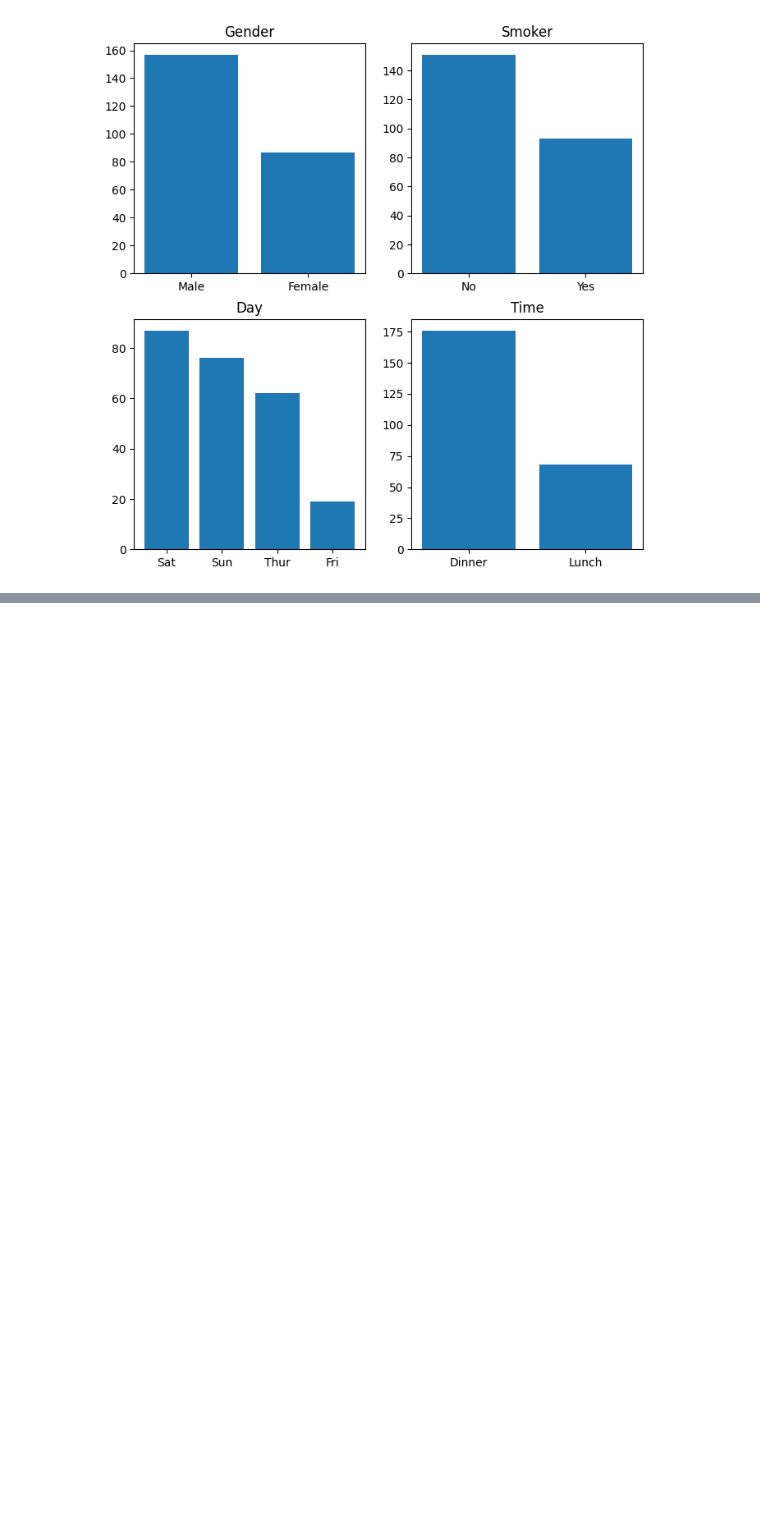
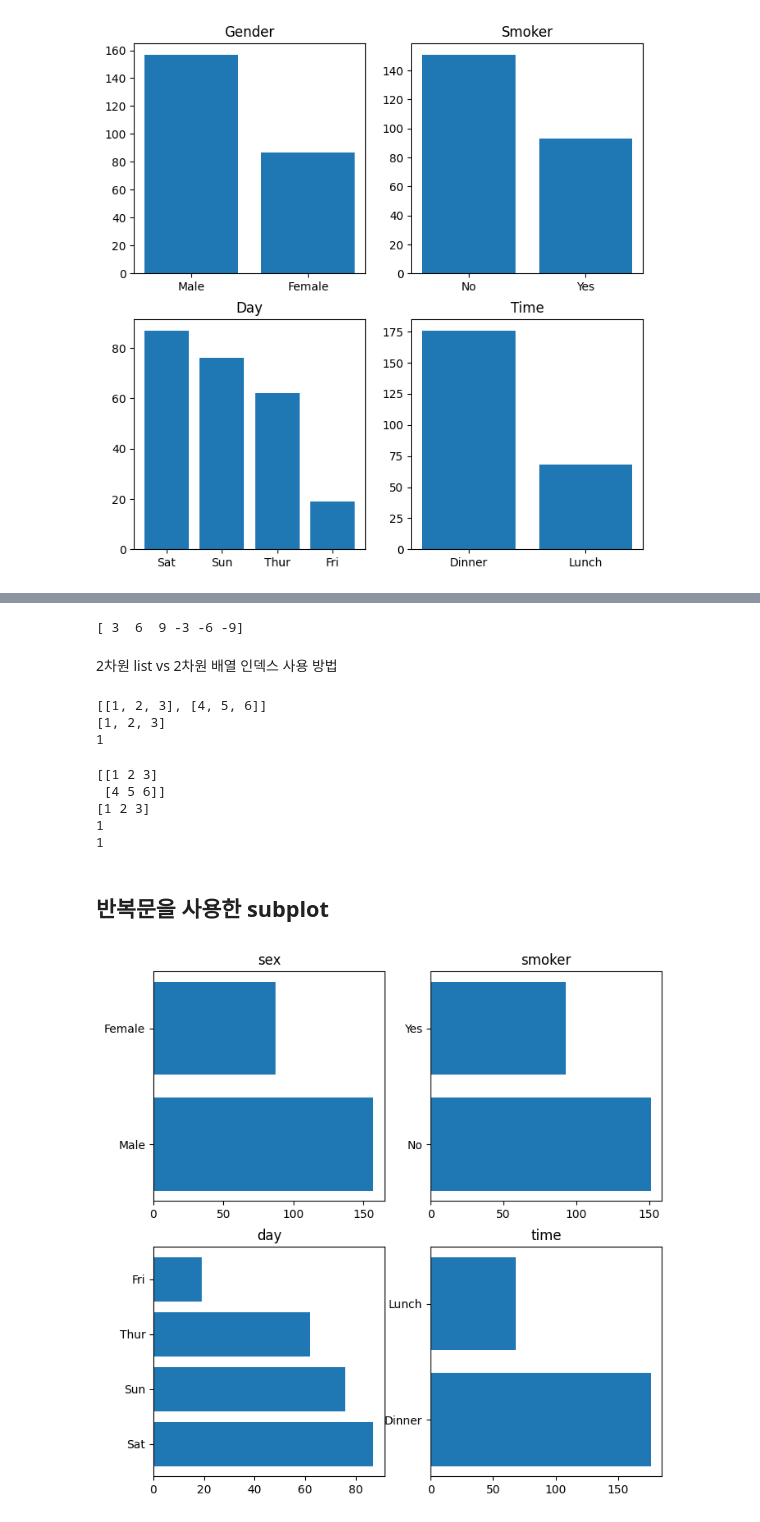
Before and after one commit to JakeOh/202504_itwill_oracle88, a Jupyter notebook: python20.ipynb, the cells around one changed output, grey strips where cells are left out. Drawn from its saved outputs; the diff is of its cells as text; code cells hidden in the pictures; blank space fills up the shorter version.

Commit message:
list vs ndarray

```diff
--- a/python20.ipynb
+++ b/python20.ipynb
@@ -403,0 +438,51 @@ plt.show()
+# %%
+print(number_array1 * 3)
+# %% [output]
+[ 3  6  9 -3 -6 -9]
+# %% [markdown]
+2차원 list vs 2차원 배열 인덱스 사용 방법
+# %%
+# Python의 list 객체
+list_2d = [
+    [1, 2, 3],
+    [4, 5, 6]
+]
+
+print(list_2d)
+print(list_2d[0])
+print(list_2d[0][0])  # 2차원 list: list[i][j]
+# %% [output]
+[[1, 2, 3], [4, 5, 6]]
+[1, 2, 3]
+1
+# %%
+# numpy.ndarray 객체
+array_2d = np.array(list_2d)
+
+print(array_2d)
+print(array_2d[0])
+print(array_2d[0][0])  # 2차원 배열(ndarray): array[i][j]
+print(array_2d[0, 0])  # array[i, j]
+# %% [output]
+[[1 2 3]
+ [4 5 6]]
+[1 2 3]
+1
+1
+# %% [markdown]
+## 반복문을 사용한 subplot
+# %%
+fig, axes = plt.subplots(nrows=2, ncols=2, figsize=(8, 8))
+# print(type(axes))  #> numpy.ndarray
+
+titles = np.array([['sex', 'smoker'], ['day', 'time']])
+# print(titles)
+for i, row in enumerate(titles):
+    for j, x in enumerate(row):
+        frequency = tips[x].value_counts()
+        axes[i, j].barh(y=frequency.index, width=frequency)
+        axes[i, j].set_title(x)
+
+plt.show()
+# %% [output]
+[figure, added]
```
Also changed, not shown: parts of 7 cells of this notebook.
